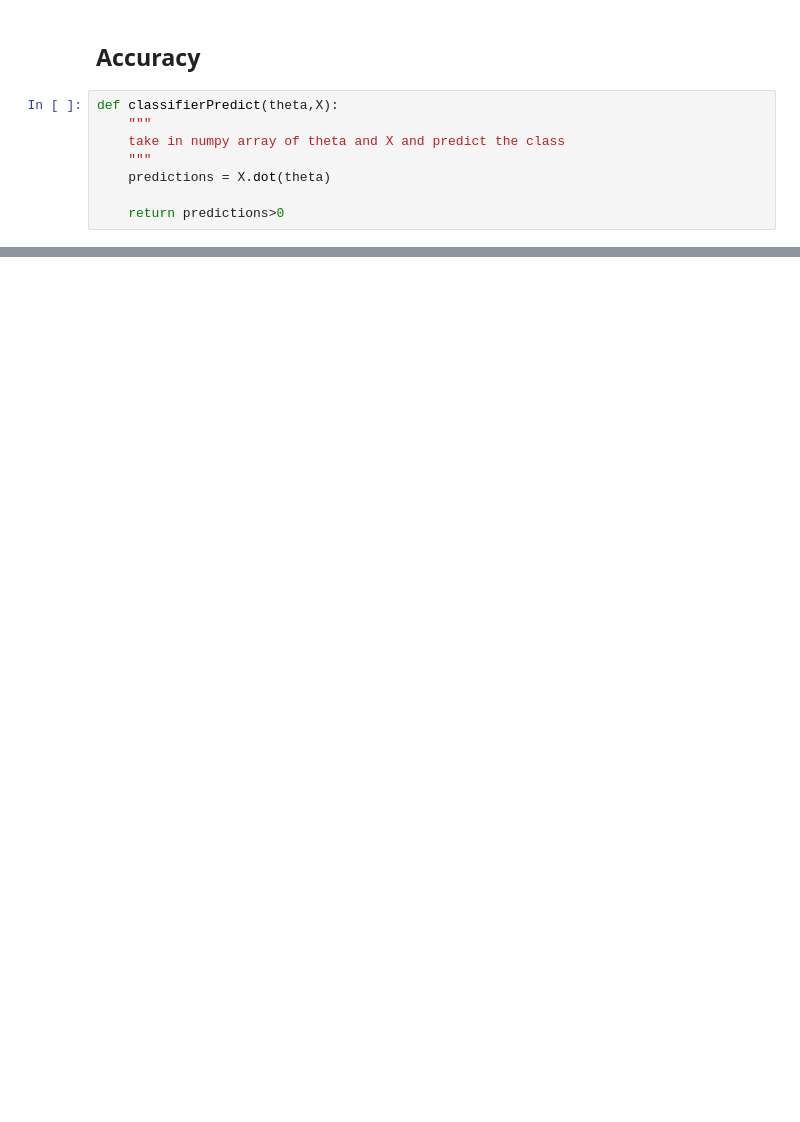
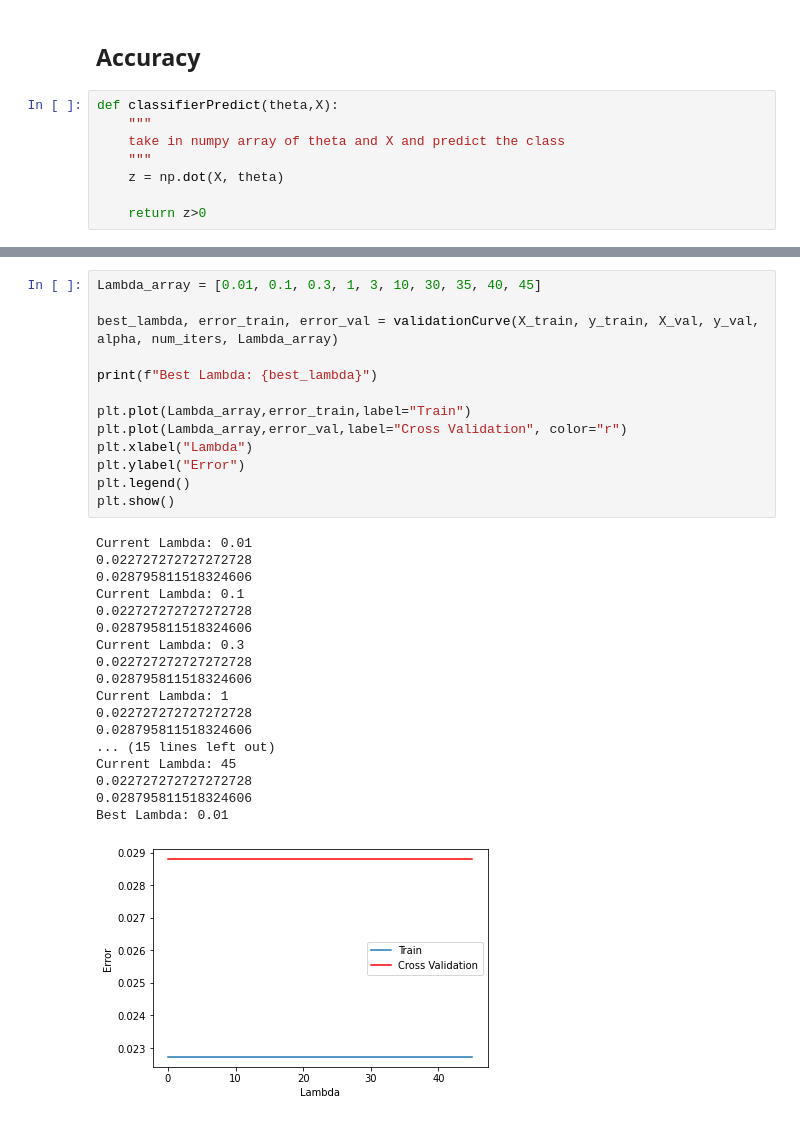
Before and after one commit to pedromonteiro01/garbage_classification, a Jupyter notebook: project/main.ipynb, the cells around one changed output, grey strips where cells are left out. Drawn from its saved outputs; the diff is of its cells as text; blank space fills up the shorter version.

```diff
--- a/project/main.ipynb
+++ b/project/main.ipynb
@@ -239,6 +259,6 @@ def classifierPredict(theta,X):
     """
     take in numpy array of theta and X and predict the class
     """
-    predictions = X.dot(theta)
+    z = np.dot(X, theta)
 
-    return predictions>0
+    return z>0
@@ -244,0 +298,32 @@ def classifierPredict(theta,X):
+# %%
+Lambda_array = [0.01, 0.1, 0.3, 1, 3, 10, 30, 35, 40, 45]
+
+best_lambda, error_train, error_val = validationCurve(X_train, y_train, X_val, y_val, alpha, num_iters, Lambda_array)
+
+print(f"Best Lambda: {best_lambda}")
+
+plt.plot(Lambda_array,error_train,label="Train")
+plt.plot(Lambda_array,error_val,label="Cross Validation", color="r")
+plt.xlabel("Lambda")
+plt.ylabel("Error")
+plt.legend()
+plt.show()
+# %% [output]
+Current Lambda: 0.01
+0.022727272727272728
+0.028795811518324606
+Current Lambda: 0.1
+0.022727272727272728
+0.028795811518324606
+Current Lambda: 0.3
+0.022727272727272728
+0.028795811518324606
+Current Lambda: 1
+0.022727272727272728
+0.028795811518324606
+... (15 lines left out)
+Current Lambda: 45
+0.022727272727272728
+0.028795811518324606
+Best Lambda: 0.01
+[figure, added]
```
Also changed, not shown: parts of 10 cells of this notebook, 1 other file.
